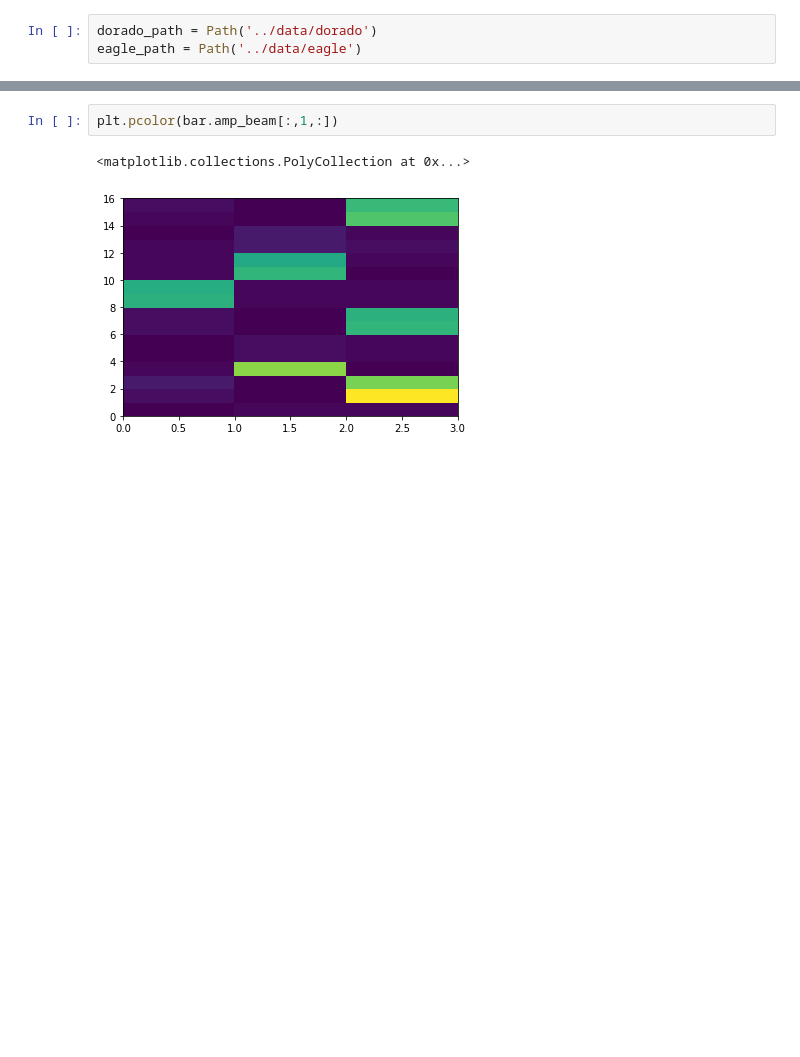
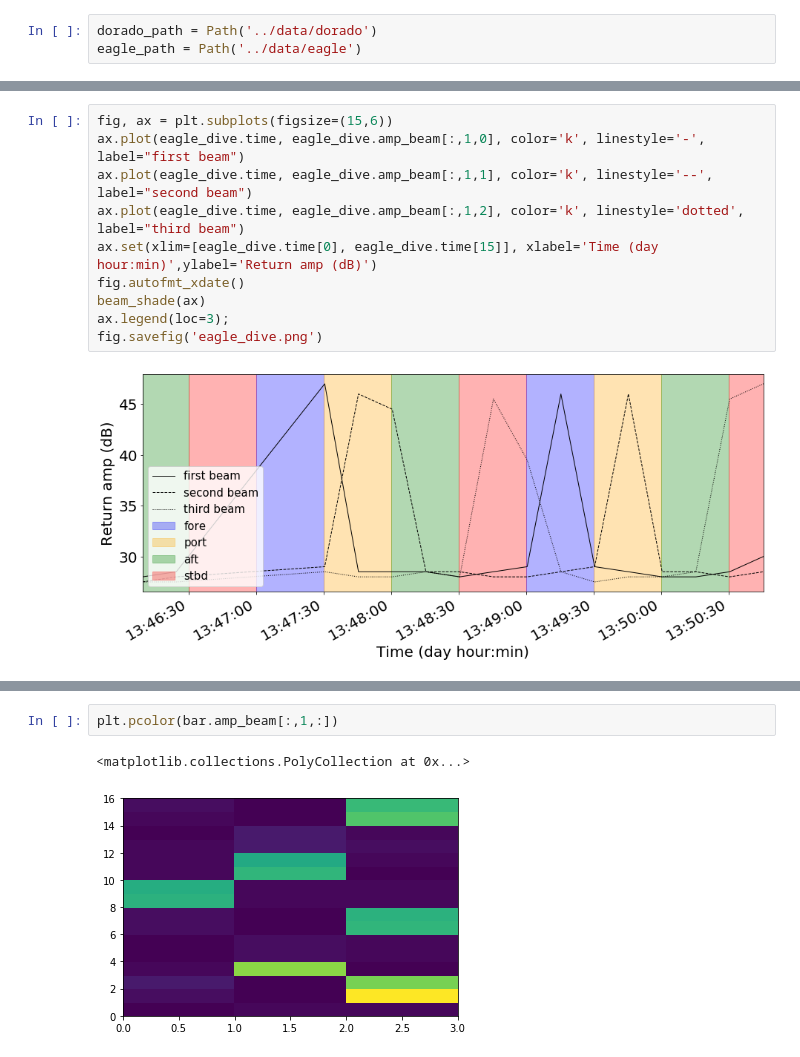
Before and after one commit to callumrollo/adcp-glider, a Jupyter notebook: notebooks/bench_tests.ipynb, the cells around one changed output, grey strips where cells are left out. Cells and saved outputs as stored; diff of their text form; blank space fills up the shorter version.

```diff
--- a/notebooks/bench_tests.ipynb
+++ b/notebooks/bench_tests.ipynb
@@ -153,0 +101,12 @@ ax.legend()
+# %%
+fig, ax = plt.subplots(figsize=(15,6))
+ax.plot(eagle_dive.time, eagle_dive.amp_beam[:,1,0], color='k', linestyle='-', label="first beam")
+ax.plot(eagle_dive.time, eagle_dive.amp_beam[:,1,1], color='k', linestyle='--', label="second beam")
+ax.plot(eagle_dive.time, eagle_dive.amp_beam[:,1,2], color='k', linestyle='dotted', label="third beam")
+ax.set(xlim=[eagle_dive.time[0], eagle_dive.time[15]], xlabel='Time (day hour:min)',ylabel='Return amp (dB)')
+fig.autofmt_xdate()
+beam_shade(ax)
+ax.legend(loc=3);
+fig.savefig('eagle_dive.png')
+# %% [output]
+[figure, added]
```
Also changed, not shown: parts of 22 cells of this notebook, 4 other files.
